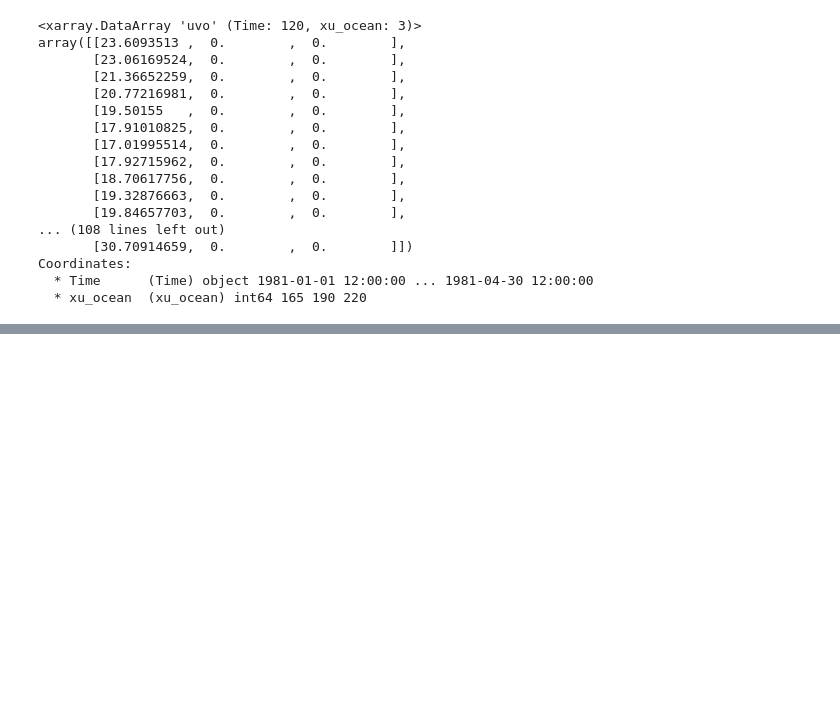
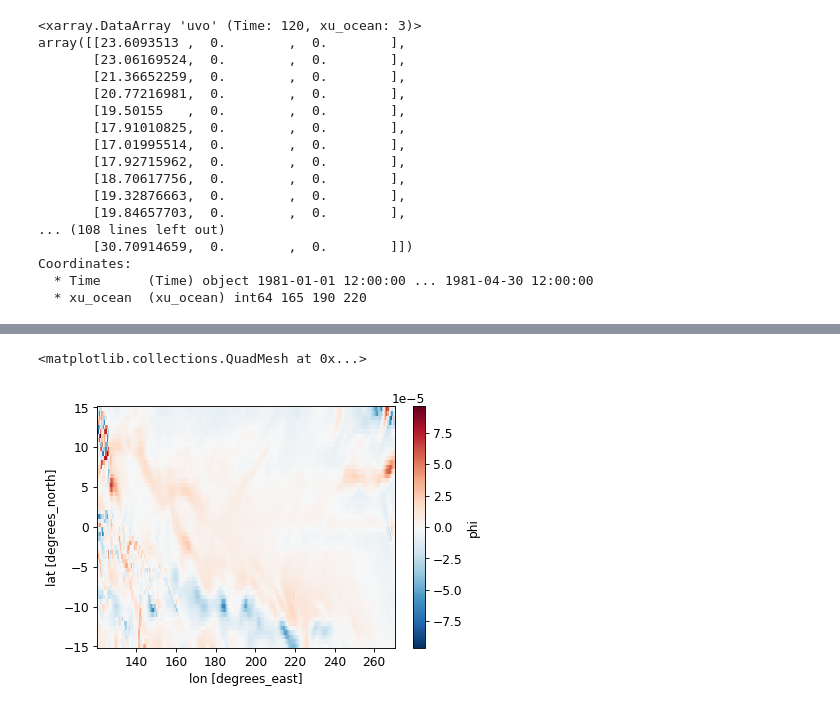
Before and after one commit to stellema/euc_particles, a Jupyter notebook: scripts/Untitled.ipynb, the cells around one changed output, grey strips where cells are left out. Saved outputs shown, nothing was run; the diff lists cells and outputs as text; code cells hidden in the pictures; blank space fills up the shorter version.

```diff
--- a/scripts/Untitled.ipynb
+++ b/scripts/Untitled.ipynb
@@ -310,0 +367,21 @@ Attributes:
+# %%
+# u = []
+# v = []
+# for y in range(1981, 2013):
+#     u.append('/g/data1/ua8/JRA55-do/latest/u_10.{}.nc'.format(y))
+#     v.append('/g/data1/ua8/JRA55-do/latest/v_10.{}.nc'.format(y))
+# du = xr.open_mfdataset(u, combine='by_coords')
+# dv = xr.open_mfdataset(v, combine='by_coords')
+
+du = xr.open_dataset('/g/data1/ua8/JRA55-do/latest/u_10.1981.nc')
+dv = xr.open_dataset('/g/data1/ua8/JRA55-do/latest/v_10.1981.nc')
+du = du.rename({'latitude': 'lat', 'longitude': 'lon'})
+dv = dv.rename({'latitude': 'lat', 'longitude': 'lon'})
+du = du.sel(lat=slice(-15, 15), lon=slice(120, 270))
+dv = dv.sel(lat=slice(-15, 15), lon=slice(120, 270))
+du = du.groupby('time.month').mean()
+dv = dv.groupby('time.month').mean()
+du = du.interp(lon=np.arange(120, 270.5, 0.5), lon=np.arange(-15, 15.5, 0.5))
+dv = dv.interp(lon=np.arange(120, 270.5, 0.5), lon=np.arange(-15, 15.5, 0.5))
+
+w = 0.5
@@ -310,0 +407,3 @@ Attributes:
+# %%
+phi = wind_stress_curl(du.uas_10m, dv.vas_10m, annum=False, EARTH_RADIUS=EARTH_RADIUS, w=w)
+phi
@@ -310,0 +419,5 @@ Attributes:
+# %%
+phi.mean('time').phi.plot()
+# %% [output]
+<matplotlib.collections.QuadMesh at 0x...>
+[figure, added]
```
Also changed, not shown: parts of 12 cells of this notebook, 24 other files.
